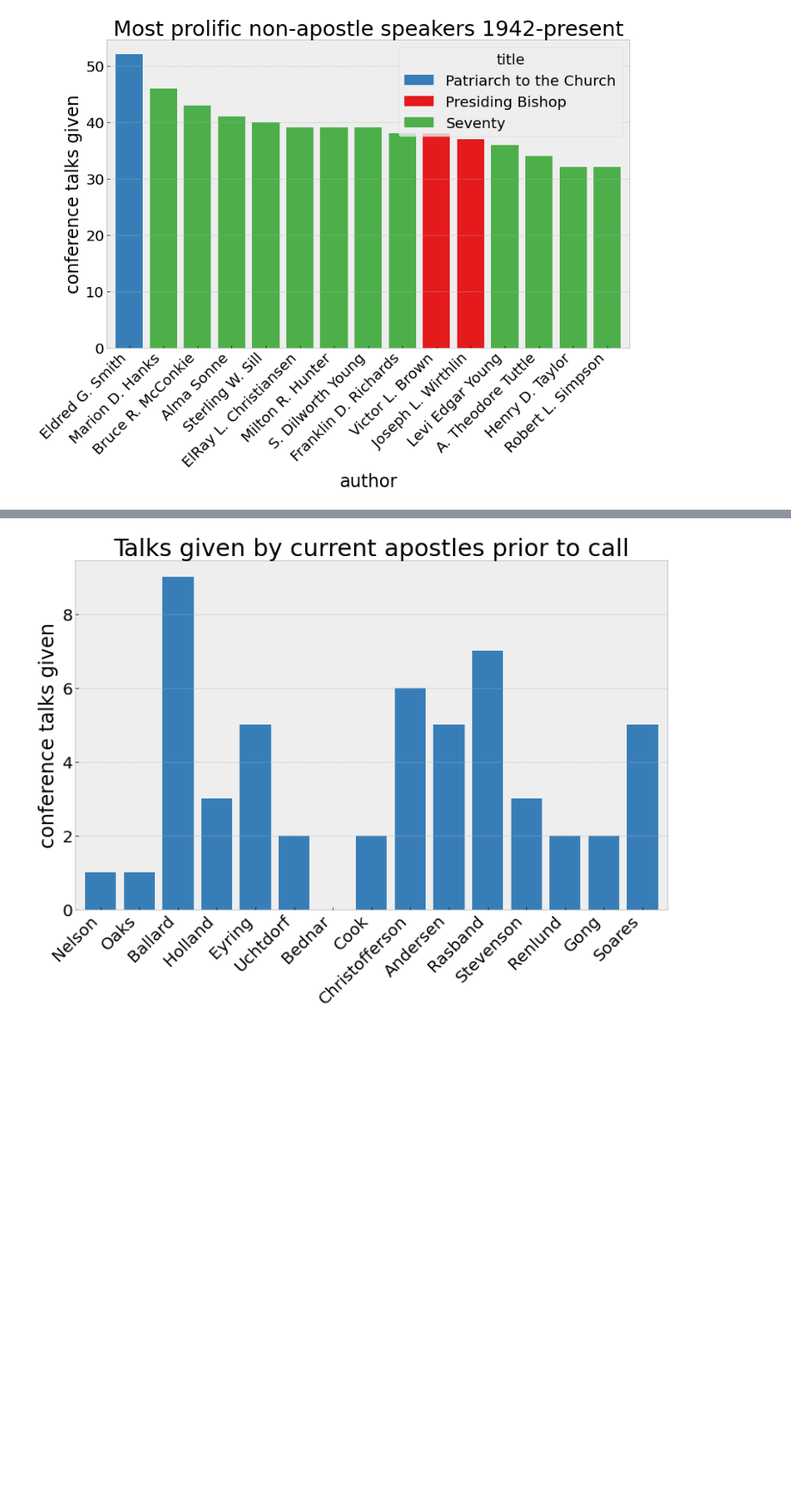
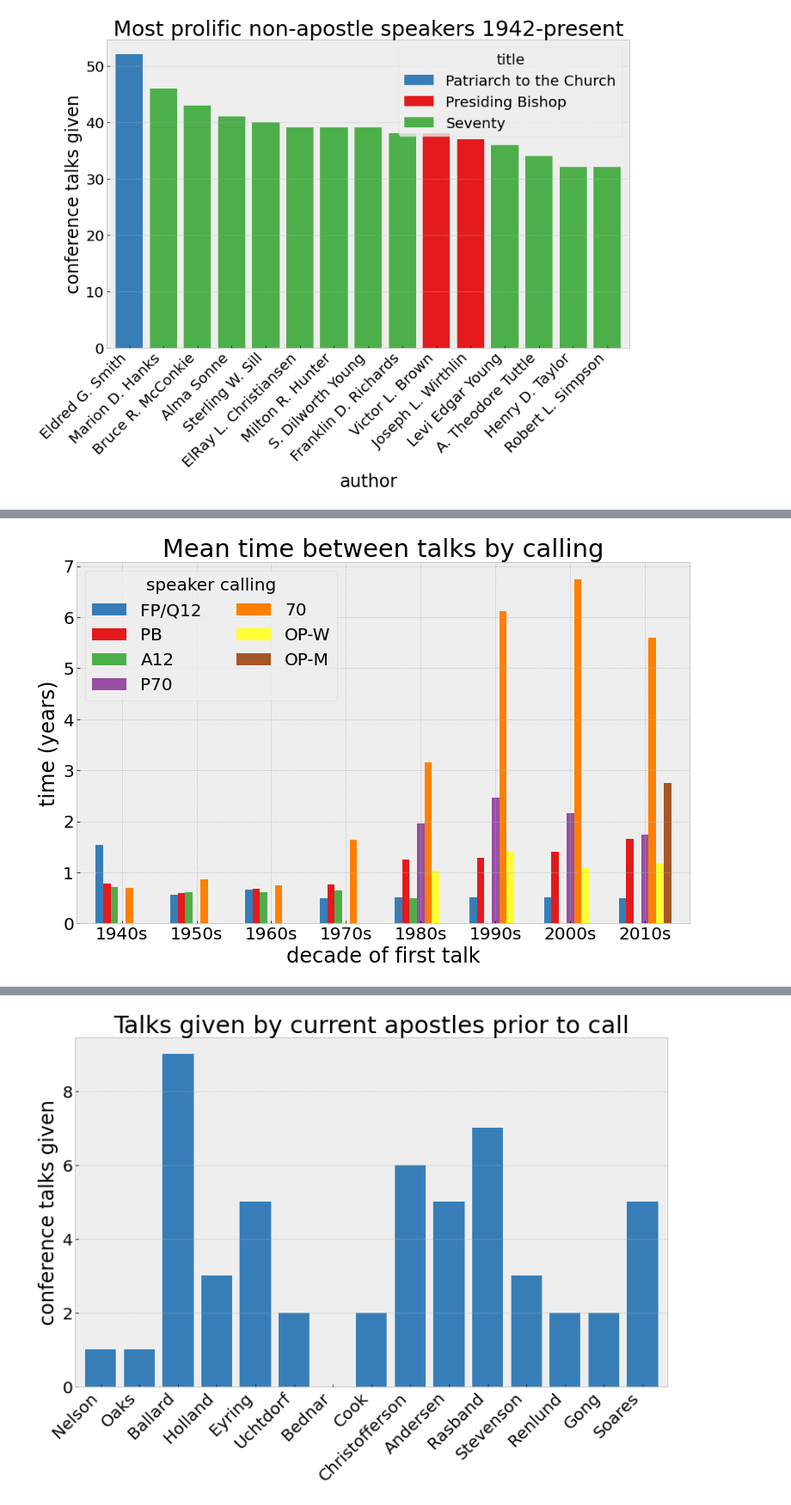
Before and after one commit to qhspencer/lds-data-analysis, a Jupyter notebook: General Stats.ipynb, the cells around one changed output, grey strips where cells are left out. Shown at 86% size. Drawn from its saved outputs; the diff is of its cells as text; code cells hidden in the pictures; blank space fills up the shorter version.

Commit message:
New analysis added to General Stats document.

```diff
--- a/General Stats.ipynb
+++ b/General Stats.ipynb
@@ -152,0 +193,18 @@ pl.grid(axis='x')
+# %%
+atd2 = talks_only.replace({'author_title': title_category_dict})[['date', 'author_title', 'author']].drop_duplicates()
+gr = atd2.groupby(['author', 'author_title'])
+start_decade = ((gr.min()['date'].dt.year/10).round()*10).astype(int).to_frame('st_dec')
+count_date = gr.size().to_frame('count').join((gr.max()-gr.min())).join(start_decade)
+count_date['scl'] = count_date['date'].dt.total_seconds()/60/60/24/365
+count_date['mtbt'] = count_date['scl']/(count_date['count']-1)
+mtbt_stats_ = count_date[~count_date['mtbt'].isna()].reset_index().groupby(['st_dec', 'author_title'])['mtbt'].mean()
+mtbt_stats = mtbt_stats_.reset_index().pivot(index='st_dec', columns='author_title', values='mtbt')
+mtbt_stats.index = [str(val)+'s' for val in mtbt_stats.index]
+mtbt_stats[['FP/Q12', 'PB', 'A12', 'P70', '70', 'OP-W', 'OP-M']][:-1].plot.bar(
+    width=0.7, rot=0,
+    title='Mean time between talks by calling',
+    ylabel='time (years)',
+    xlabel='decade of first talk')
+_ = pl.legend(title='speaker calling', ncol=2)
+# %% [output]
+[figure, added]
```
Also changed, not shown: parts of 10 cells of this notebook.
